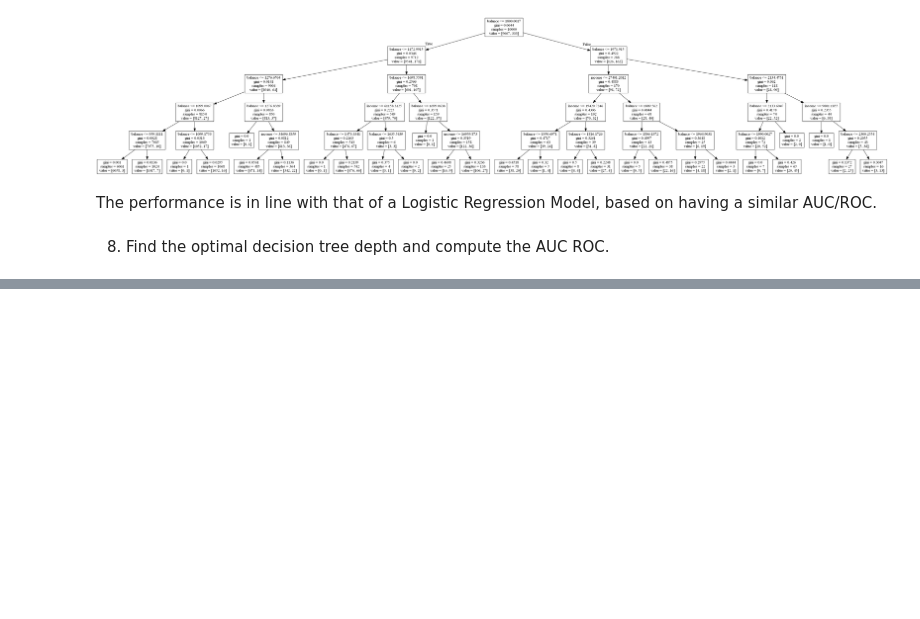
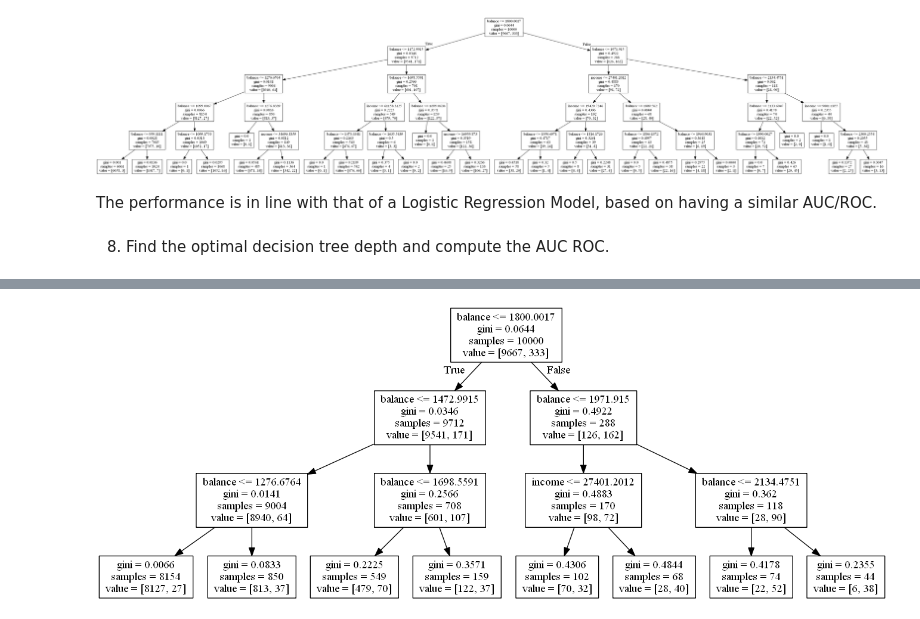
Before and after one commit to Columbia-Intro-Data-Science/python-introduction-an2683, a Jupyter notebook: Homework 3 - Classification.ipynb, the cells around one changed output, grey strips where cells are left out. Drawn from its saved outputs; the diff is of its cells as text; code cells hidden in the pictures; blank space fills up the shorter version.

```diff
--- a/Homework 3 - Classification.ipynb
+++ b/Homework 3 - Classification.ipynb
@@ -294,0 +320,11 @@ The performance is in line with that of a Logistic Regression Model, based on ha
+# %%
+
+dt_clf = DecisionTreeClassifier(max_depth=n_opt)
+dt_clf.fit(df_final,y)
+
+
+dot_data=export_graphviz(dt_clf, out_file=None, feature_names=df_final.columns)
+graph = pydotplus.graph_from_dot_data(dot_data)
+Image(graph.create_png())
+# %% [output]
+[figure, added]
```
Also changed, not shown: parts of 3 cells of this notebook.
